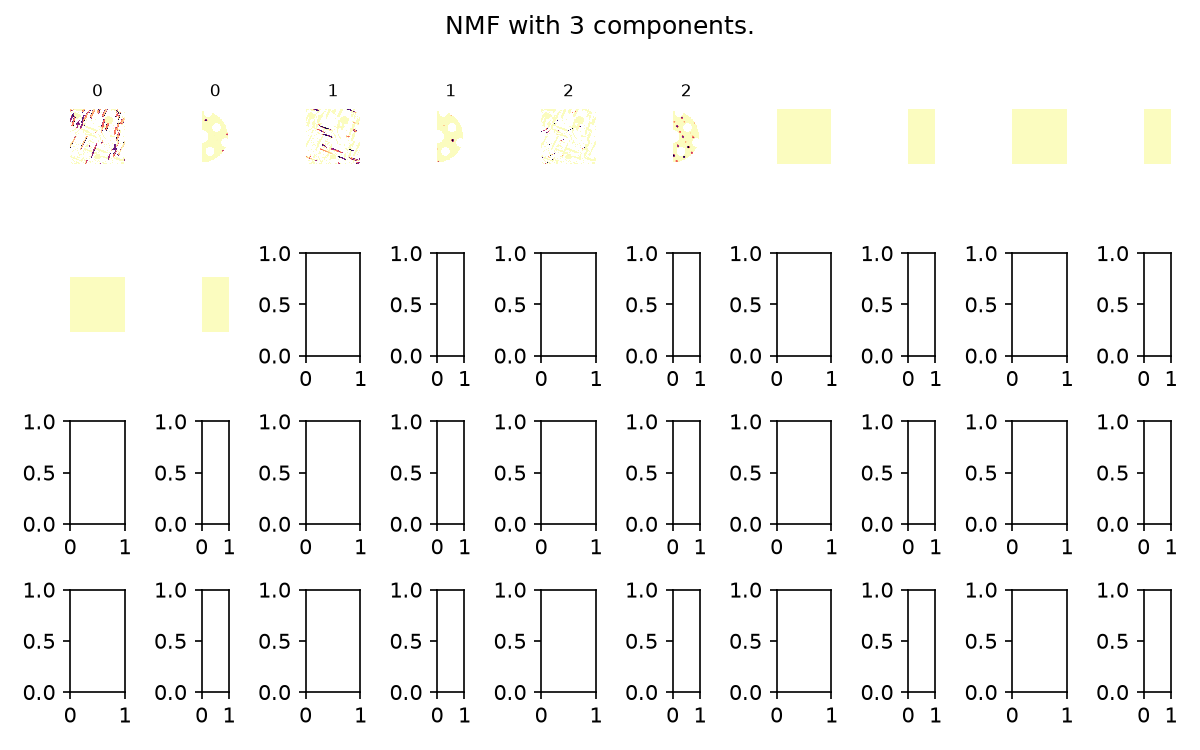
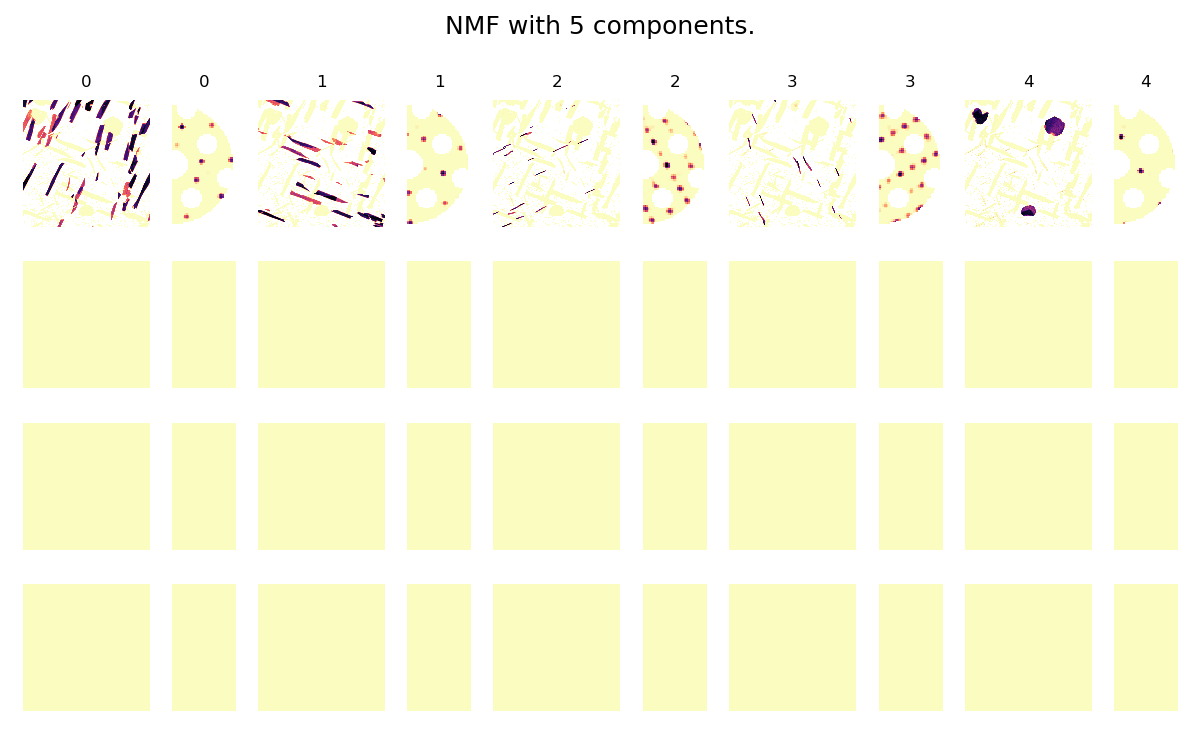
The notebook cell's code change between the first figure and the second:
--- before
+++ after
@@ -1,3 +1,2 @@
-# | label: app:nmf_components_widget
 fig = plt.figure(layout='tight', figsize=(8, 5))
 
@@ -46,7 +45,25 @@
     loadings_i = np.zeros_like(loadings[-1].data)
     factors_i = np.zeros_like(factors[-1].data)
-    for ii in np.arange(i+1):
-        loadings_i[ii] = loadings[i].inav[ii].data
-        factors_i[ii] = factors[i].inav[ii].data
+    
+    if i>0:
+        for ii in np.arange(i+1):
+            loadings_i[ii] = loadings[i].inav[ii].data
+            factors_i[ii] = factors[i].inav[ii].data
+
+        titles = ['']*40
+        for ii, t in zip(np.arange((i+1)*2), np.repeat(np.arange(i+1), 2)):
+            titles[ii] = str(t)
+
+        fig.suptitle('NMF with ' + str(i+1) + ' components.', fontsize=12)
+    
+    else:
+        loadings_i[0] = loadings[0].data
+        factors_i[0] = factors[0].inav[0].data
+    
+        titles = ['']*40
+        titles[0] = str(0)
+        titles[1] = str(0)
+
+        fig.suptitle('NMF with ' + str(1) + ' component.', fontsize=12)
 
     for l_ax, l, f_ax, f in zip(l_axs, loadings_i, f_axs, factors_i):
@@ -55,20 +72,14 @@
         f_ax.set_data(f)
         f_ax.set_clim([np.min(f[~np.isnan(f)]), np.max(f[~np.isnan(f)])])  
+    
+    for ax0, t in zip(axs0, titles[:10]):
+        ax0.set_title(t, fontsize=8)
+    for ax1, t in zip(axs1, titles[10:20]):
+        ax1.set_title(t, fontsize=8)    
+    for ax2, t in zip(axs2, titles[20:30]):
+        ax2.set_title(t, fontsize=8)    
+    for ax3, t in zip(axs3, titles[30:40]):
+        ax3.set_title(t, fontsize=8)
 
-    titles = ['']*40
-    for ii, t in zip(np.arange((i+1)*2), np.repeat(np.arange(i+1), 2)):
-        titles[ii] = str(t)
-
-    for ax0, t in zip(axs0, titles[:10]):
-        ax0.set_title(t)
-    for ax1, t in zip(axs1, titles[10:20]):
-        ax1.set_title(t)    
-    for ax2, t in zip(axs2, titles[20:30]):
-        ax2.set_title(t)    
-    for ax3, t in zip(axs3, titles[30:40]):
-        ax3.set_title(t)
-        
-    fig.suptitle('NMF with ' + str(i+1) + ' components.', fontsize=12)
-    
     fig.canvas.draw_idle()
     return None

Commit: Fix bug with 1 component in interactive NMF notebook.